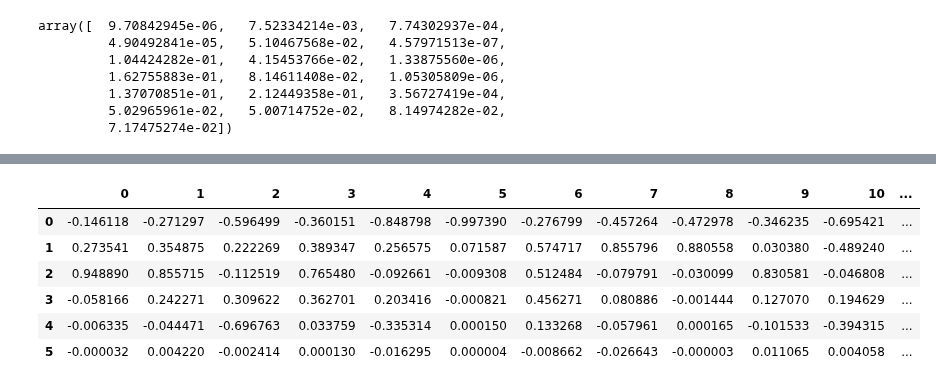
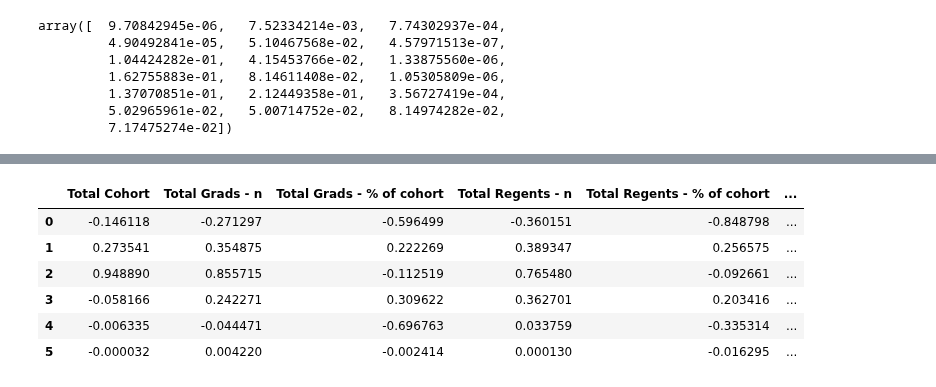
Before and after one commit to et4/stat, a Jupyter notebook: PT 2/main.ipynb, the cells around one changed output, grey strips where cells are left out. Saved outputs shown, nothing was run; the diff lists cells and outputs as text; code cells hidden in the pictures.

```diff
--- a/PT 2/main.ipynb
+++ b/PT 2/main.ipynb
@@ -258,10 +185,10 @@ array([[ 1.        ,  0.93488269,  0.02759509,  0.86417242,  0.09657671,
 # %%
-pd.DataFrame(fa.components_)
+pd.DataFrame(fa.components_, columns=number_data.columns)
 # %% [output]
-|  | 0 | 1 | 2 | 3 | 4 | 5 | 6 | 7 | 8 | 9 | 10 | ... |
-| 0 | -0.146118 | -0.271297 | -0.596499 | -0.360151 | -0.848798 | -0.997390 | -0.276799 | -0.457264 | -0.472978 | -0.346235 | -0.695421 | ... |
-| 1 | 0.273541 | 0.354875 | 0.222269 | 0.389347 | 0.256575 | 0.071587 | 0.574717 | 0.855796 | 0.880558 | 0.030380 | -0.489240 | ... |
-| 2 | 0.948890 | 0.855715 | -0.112519 | 0.765480 | -0.092661 | -0.009308 | 0.512484 | -0.079791 | -0.030099 | 0.830581 | -0.046808 | ... |
-| 3 | -0.058166 | 0.242271 | 0.309622 | 0.362701 | 0.203416 | -0.000821 | 0.456271 | 0.080886 | -0.001444 | 0.127070 | 0.194629 | ... |
-| 4 | -0.006335 | -0.044471 | -0.696763 | 0.033759 | -0.335314 | 0.000150 | 0.133268 | -0.057961 | 0.000165 | -0.101533 | -0.394315 | ... |
-| 5 | -0.000032 | 0.004220 | -0.002414 | 0.000130 | -0.016295 | 0.000004 | -0.008662 | -0.026643 | -0.000003 | 0.011065 | 0.004058 | ... |
+|  | Total Cohort | Total Grads - n | Total Grads - % of cohort | Total Regents - n | Total Regents - % of cohort | ... |
+| 0 | -0.146118 | -0.271297 | -0.596499 | -0.360151 | -0.848798 | ... |
+| 1 | 0.273541 | 0.354875 | 0.222269 | 0.389347 | 0.256575 | ... |
+| 2 | 0.948890 | 0.855715 | -0.112519 | 0.765480 | -0.092661 | ... |
+| 3 | -0.058166 | 0.242271 | 0.309622 | 0.362701 | 0.203416 | ... |
+| 4 | -0.006335 | -0.044471 | -0.696763 | 0.033759 | -0.335314 | ... |
+| 5 | -0.000032 | 0.004220 | -0.002414 | 0.000130 | -0.016295 | ... |
```
Also changed, not shown: parts of 13 cells of this notebook, 4 other files.
